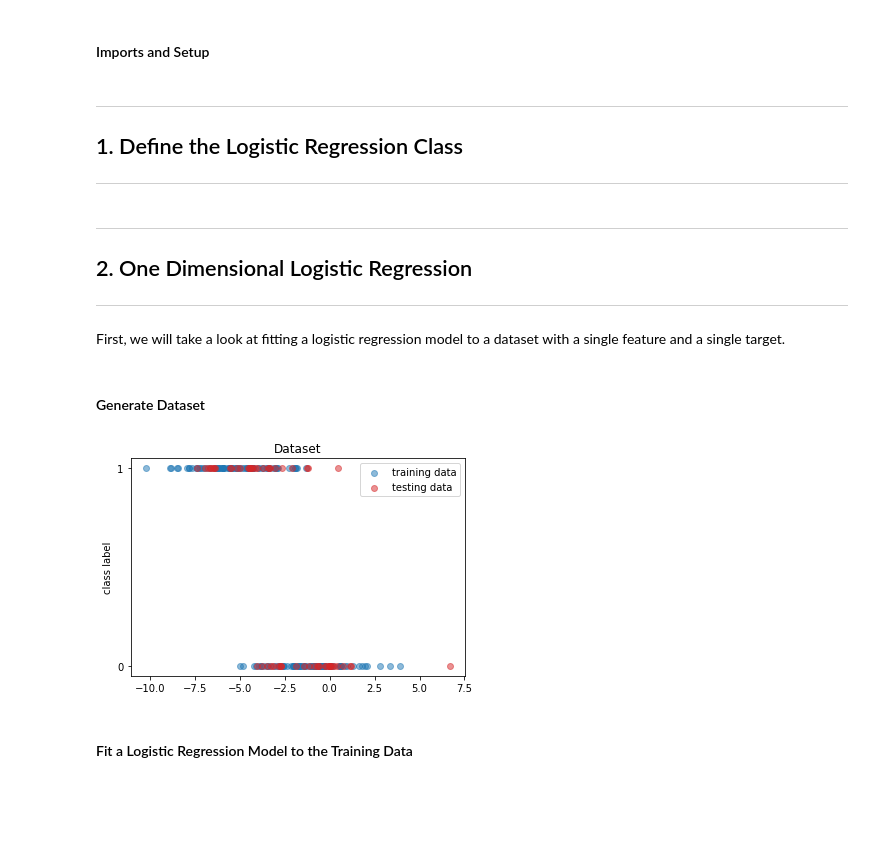
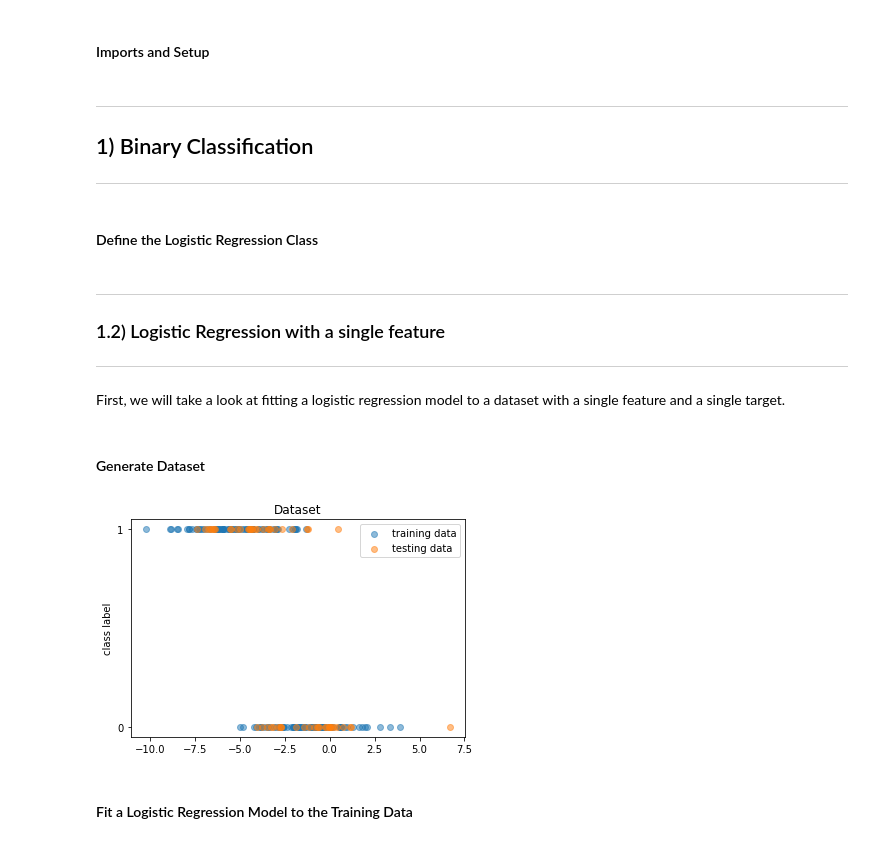
Before and after one commit to jacobdwatters/Machine-Learning-Basics, a Jupyter notebook: logistic_regression/01_logistic_regression_numpy.ipynb, the cells around one changed output. Cells and saved outputs as stored; diff of their text form; code cells hidden in the pictures; blank space fills up the shorter version.

```diff
--- a/logistic_regression/01_logistic_regression_numpy.ipynb
+++ b/logistic_regression/01_logistic_regression_numpy.ipynb
@@ -17,12 +32,15 @@ import matplotlib.pyplot as plt
 import seaborn as sns
 
 %matplotlib inline
+# %% [markdown]
+---
+
+## 1) Binary Classification
+
+---
 # %% [markdown]
----
 
-## 1. Define the Logistic Regression Class
-
----
+#### Define the Logistic Regression Class
 # %%
 class LogisticRegression:
 
@@ -74,7 +92,7 @@ class LogisticRegression:
 # %% [markdown]
 ---
 
-## 2. One Dimensional Logistic Regression
+### 1.2) Logistic Regression with a single feature
 
 ---
 
@@ -87,35 +105,35 @@ test_size = 60
 
 np.random.seed(42)
 
 # Training dataset
 X_train1 = np.append(
       np.random.normal(-5, 2, train_size//2),
       np.random.normal(-1, 2, train_size//2)
     ).reshape(-1, 1)
 y_train1 = np.append(
       [1]*(train_size//2),
       [0]*(train_size//2)
     ).reshape(-1, 1)
 
 # Testing dataset
 X_test1 = np.append(
       np.random.normal(-5, 2, test_size//2),
       np.random.normal(-1, 2, test_size//2)
     ).reshape(-1, 1)
 y_test1 = np.append(
       [1]*(test_size//2),
       [0]*(test_size//2)
     ).reshape(-1, 1)
 
 plt.scatter(X_train1, y_train1, c='tab:blue', label='training data', alpha=0.5)
-plt.scatter(X_test1, y_test1, c='tab:red', label='testing data', alpha=0.5)
+plt.scatter(X_test1, y_test1, c='tab:orange', label='testing data', alpha=0.5)
 plt.title("Dataset")
 plt.yticks([0, 1])
 plt.ylabel('class label')
 plt.legend()
 plt.show()
 # %% [output]
-[figure, old version]
+[figure, new version]
 # %% [markdown]
 #### Fit a Logistic Regression Model to the Training Data
 # %%
```
Also changed, not shown: parts of 22 cells of this notebook.
